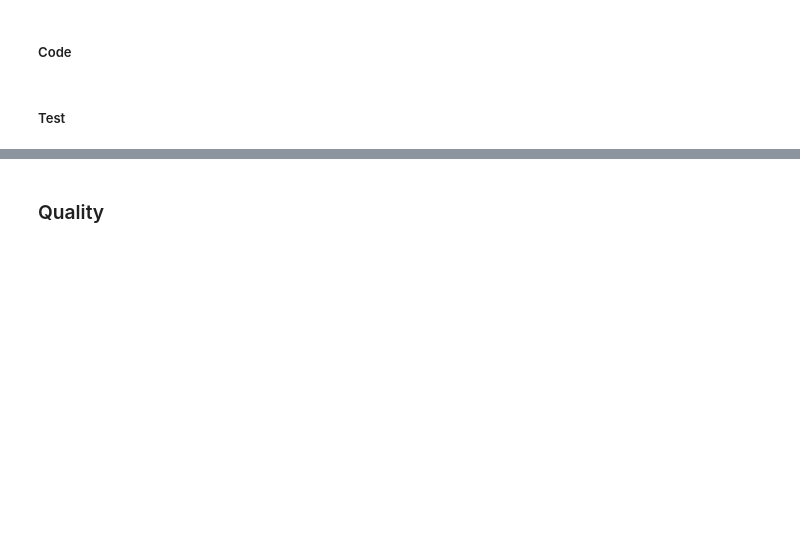
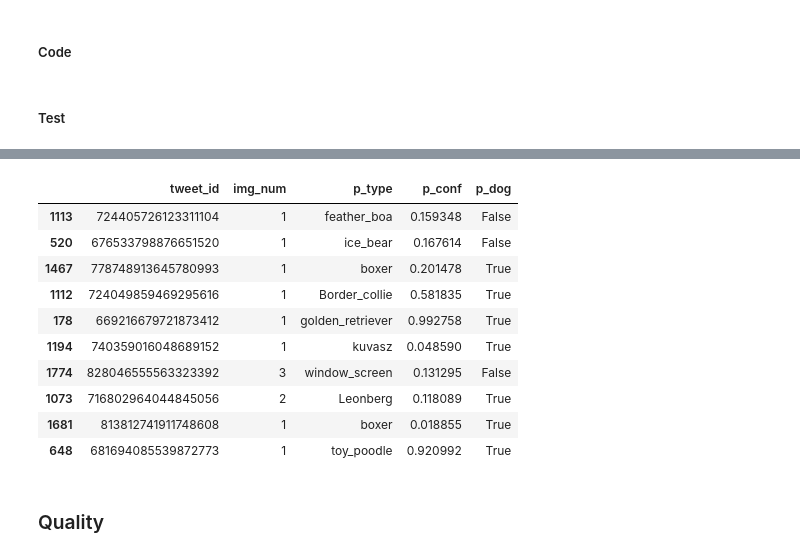
Before and after one commit to Jeffro80/DAND_Wrangle_Data, a Jupyter notebook: wrangle_act.ipynb, the cells around one changed output, grey strips where cells are left out. Saved outputs shown, nothing was run; the diff lists cells and outputs as text; code cells hidden in the pictures; blank space fills up the shorter version.

Commit message:
refactor: Add code for tidying image_predictions table

```diff
--- a/wrangle_act.ipynb
+++ b/wrangle_act.ipynb
@@ -475,5 +477,20 @@ memory usage: 310.6+ KB
 - Store `p1` as `image_predictions_clean`
 # %% [markdown]
 ##### Code
+# %%
+# Create new dataframes
+p1_df = image_predictions_clean[['tweet_id', 'img_num', 'p1', 'p1_conf', 'p1_dog']]
+p2_df = image_predictions_clean[['tweet_id', 'img_num', 'p2', 'p2_conf', 'p2_dog']]
+p3_df = image_predictions_clean[['tweet_id', 'img_num', 'p3', 'p3_conf', 'p3_dog']]
+
+# Rename p columns so consistent
+p1_df = p1_df.rename(columns={'p1':'p_type', 'p1_conf':'p_conf', 'p1_dog':'p_dog'})
+p2_df = p2_df.rename(columns={'p2':'p_type', 'p2_conf':'p_conf', 'p2_dog':'p_dog'})
+p3_df = p3_df.rename(columns={'p3':'p_type', 'p3_conf':'p_conf', 'p3_dog':'p_dog'})
+
+# Append tables and then assign to image_predictions_clean
+p1_df = p1_df.append(p2_df)
+p1_df = p1_df.append(p3_df)
+image_predictions_clean = p1_df
 # %% [markdown]
 ##### Test
@@ -480,3 +511,18 @@ memory usage: 310.6+ KB
+# %%
+# Test data correct
+image_predictions_clean.sample(10)
+# %% [output]
+|  | tweet_id | img_num | p_type | p_conf | p_dog |
+| 1113 | 724405726123311104 | 1 | feather_boa | 0.159348 | False |
+| 520 | 676533798876651520 | 1 | ice_bear | 0.167614 | False |
+| 1467 | 778748913645780993 | 1 | boxer | 0.201478 | True |
+| 1112 | 724049859469295616 | 1 | Border_collie | 0.581835 | True |
+| 178 | 669216679721873412 | 1 | golden_retriever | 0.992758 | True |
+| 1194 | 740359016048689152 | 1 | kuvasz | 0.048590 | True |
+| 1774 | 828046555563323392 | 3 | window_screen | 0.131295 | False |
+| 1073 | 716802964044845056 | 2 | Leonberg | 0.118089 | True |
+| 1681 | 813812741911748608 | 1 | boxer | 0.018855 | True |
+| 648 | 681694085539872773 | 1 | toy_poodle | 0.920992 | True |
 # %% [markdown]
 ### Quality
 # %% [markdown]
```
Also changed, not shown: parts of 5 cells of this notebook.
